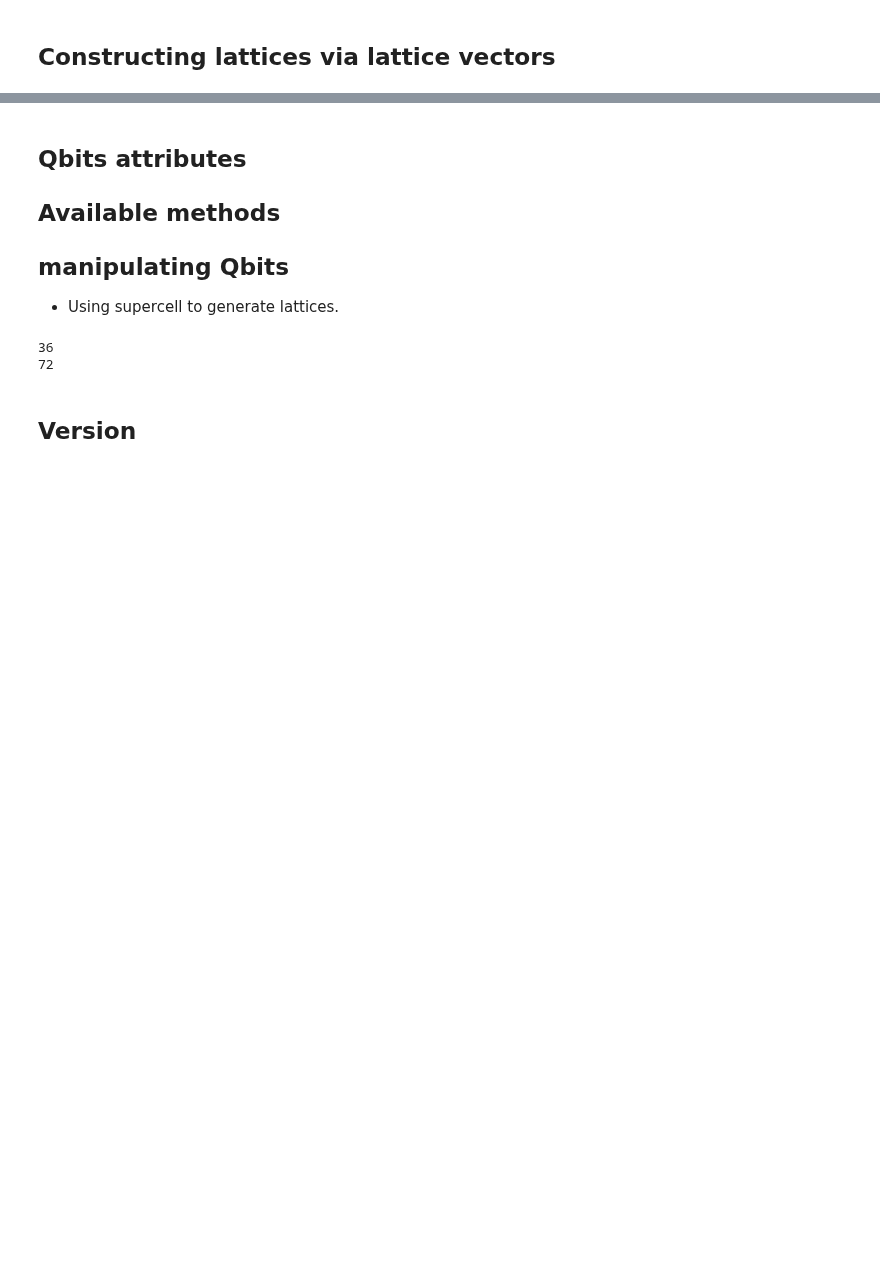
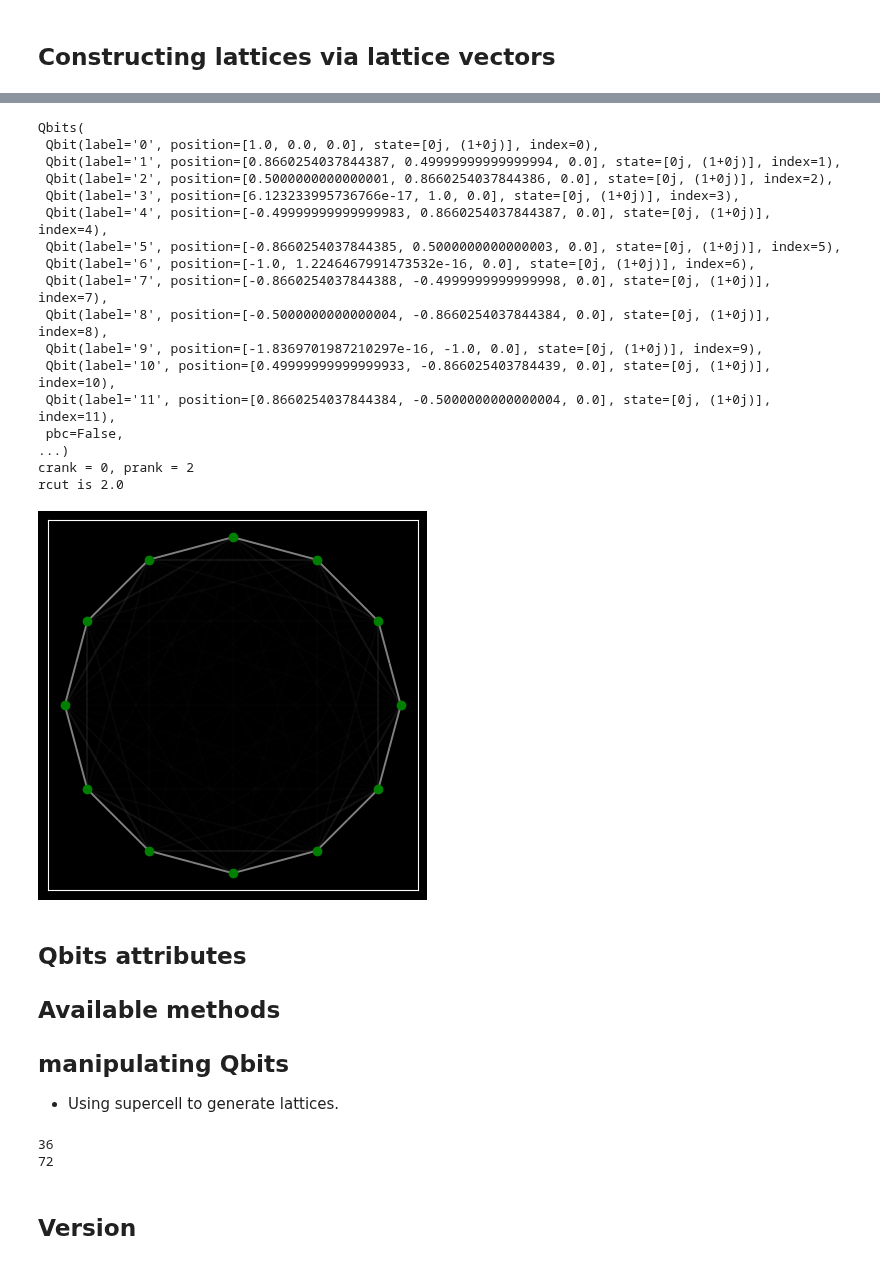
Before and after one commit to ICHEC/qse, a Jupyter notebook: examples/generating_lattices.ipynb, the cells around one changed output, grey strips where cells are left out. Cells and saved outputs as stored; diff of their text form; code cells hidden in the pictures; blank space fills up the shorter version.

Commit message:
added ring example

```diff
--- a/examples/generating_lattices.ipynb
+++ b/examples/generating_lattices.ipynb
@@ -102,3 +106,27 @@ rcut is 1.0
+# %%
+r0 = 2.0
+qring = qse.lattices.ring(radius=r0, npoints=12)
+print(qring)
+qring.draw(radius=r0)
+# %% [output]
+Qbits(
+ Qbit(label='0', position=[1.0, 0.0, 0.0], state=[0j, (1+0j)], index=0),
+ Qbit(label='1', position=[0.8660254037844387, 0.49999999999999994, 0.0], state=[0j, (1+0j)], index=1),
+ Qbit(label='2', position=[0.5000000000000001, 0.8660254037844386, 0.0], state=[0j, (1+0j)], index=2),
+ Qbit(label='3', position=[6.123233995736766e-17, 1.0, 0.0], state=[0j, (1+0j)], index=3),
+ Qbit(label='4', position=[-0.49999999999999983, 0.8660254037844387, 0.0], state=[0j, (1+0j)], index=4),
+ Qbit(label='5', position=[-0.8660254037844385, 0.5000000000000003, 0.0], state=[0j, (1+0j)], index=5),
+ Qbit(label='6', position=[-1.0, 1.2246467991473532e-16, 0.0], state=[0j, (1+0j)], index=6),
+ Qbit(label='7', position=[-0.8660254037844388, -0.4999999999999998, 0.0], state=[0j, (1+0j)], index=7),
+ Qbit(label='8', position=[-0.5000000000000004, -0.8660254037844384, 0.0], state=[0j, (1+0j)], index=8),
+ Qbit(label='9', position=[-1.8369701987210297e-16, -1.0, 0.0], state=[0j, (1+0j)], index=9),
+ Qbit(label='10', position=[0.49999999999999933, -0.866025403784439, 0.0], state=[0j, (1+0j)], index=10),
+ Qbit(label='11', position=[0.8660254037844384, -0.5000000000000004, 0.0], state=[0j, (1+0j)], index=11),
+ pbc=False,
+...)
+crank = 0, prank = 2
+rcut is 2.0
+[figure, added]
 # %% [markdown]
 ## Qbits attributes
 
```
Also changed, not shown: parts of 8 cells of this notebook.
